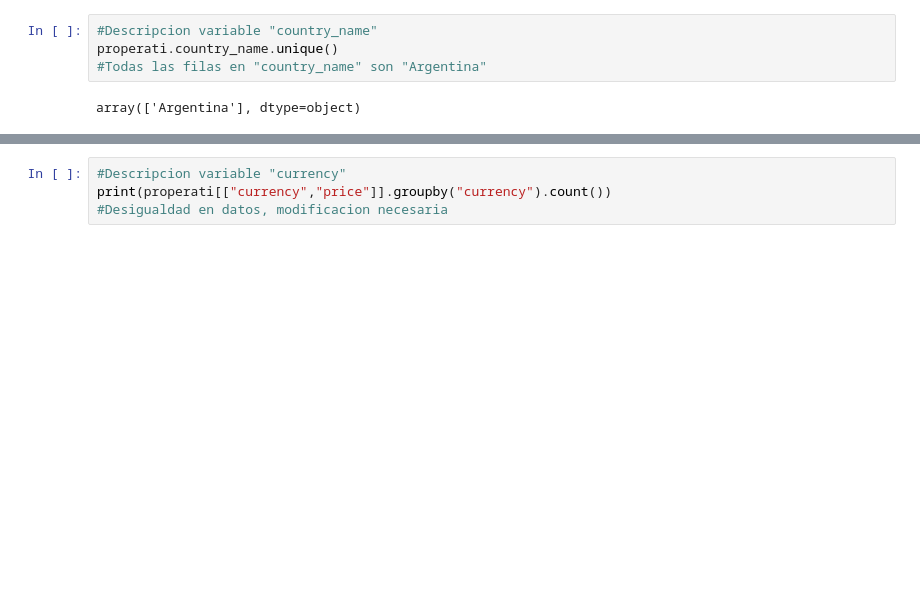
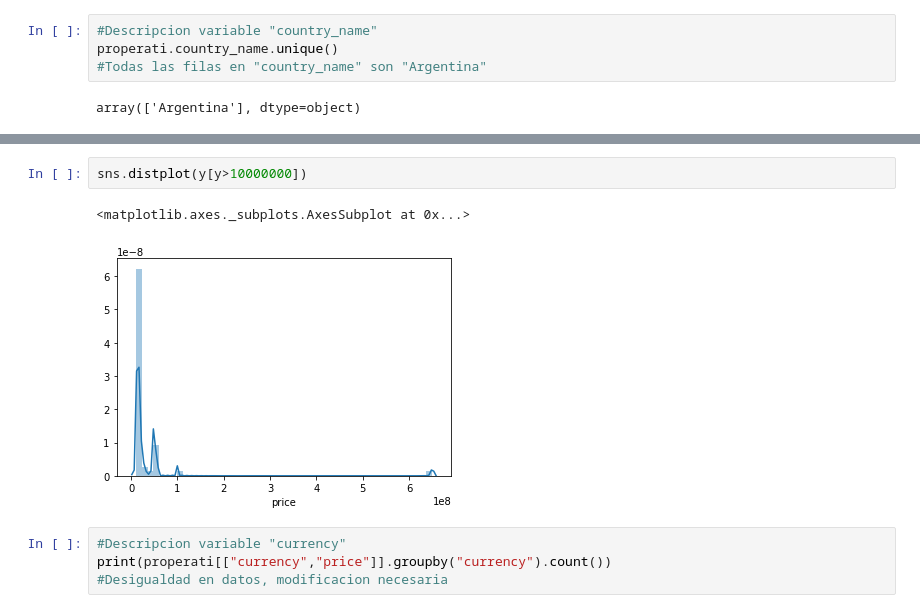
Before and after one commit to Villamaru/stunning-octo-waffle, a Jupyter notebook: 1-Pre_Analisis.ipynb, the cells around one changed output, grey strips where cells are left out. Saved outputs shown, nothing was run; the diff lists cells and outputs as text; blank space fills up the shorter version.

```diff
--- a/1-Pre_Analisis.ipynb
+++ b/1-Pre_Analisis.ipynb
@@ -137,3 +164,8 @@ array(['Argentina'], dtype=object)
+# %%
+sns.distplot(y[y>10000000])
+# %% [output]
+<matplotlib.axes._subplots.AxesSubplot at 0x...>
+[figure, added]
 # %%
 #Descripcion variable "currency"
 print(properati[["currency","price"]].groupby("currency").count())
```
Also changed, not shown: parts of 16 cells of this notebook, 2 other files.
